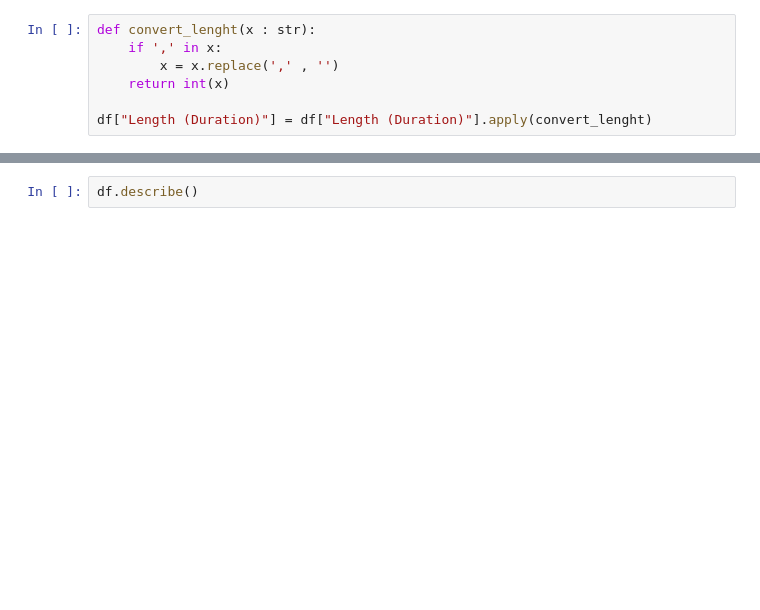
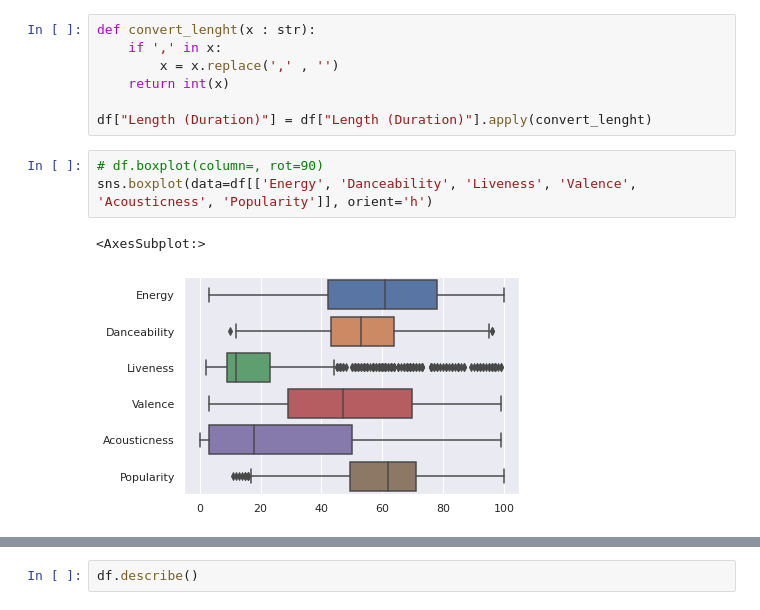
Before and after one commit to erwan-lacoudre/projet_fouilles, a Jupyter notebook: music.ipynb, the cells around one changed output, grey strips where cells are left out. Saved outputs shown, nothing was run; the diff lists cells and outputs as text; blank space fills up the shorter version.

```diff
--- a/music.ipynb
+++ b/music.ipynb
@@ -74,3 +76,9 @@ def convert_lenght(x : str):
     return int(x)
 
 df["Length (Duration)"] = df["Length (Duration)"].apply(convert_lenght)
+# %%
+# df.boxplot(column=, rot=90)
+sns.boxplot(data=df[['Energy', 'Danceability', 'Liveness', 'Valence', 'Acousticness', 'Popularity']], orient='h')
+# %% [output]
+<AxesSubplot:>
+[figure, added]
```
Also changed, not shown: parts of 9 cells of this notebook.
